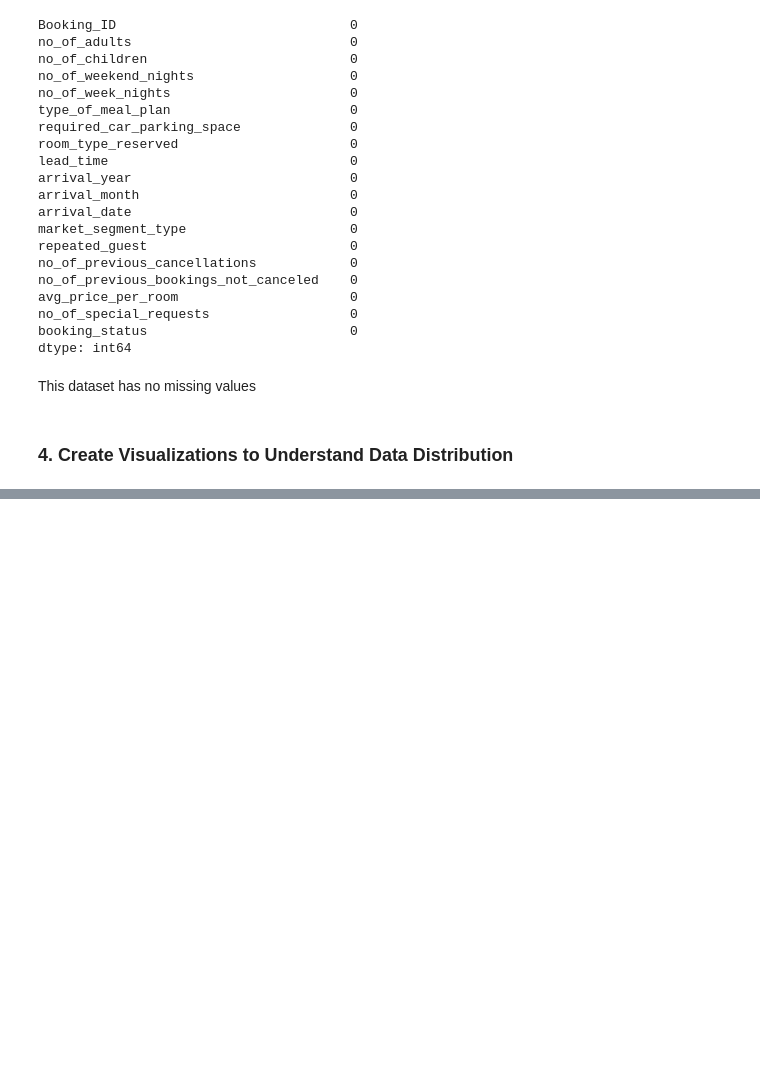
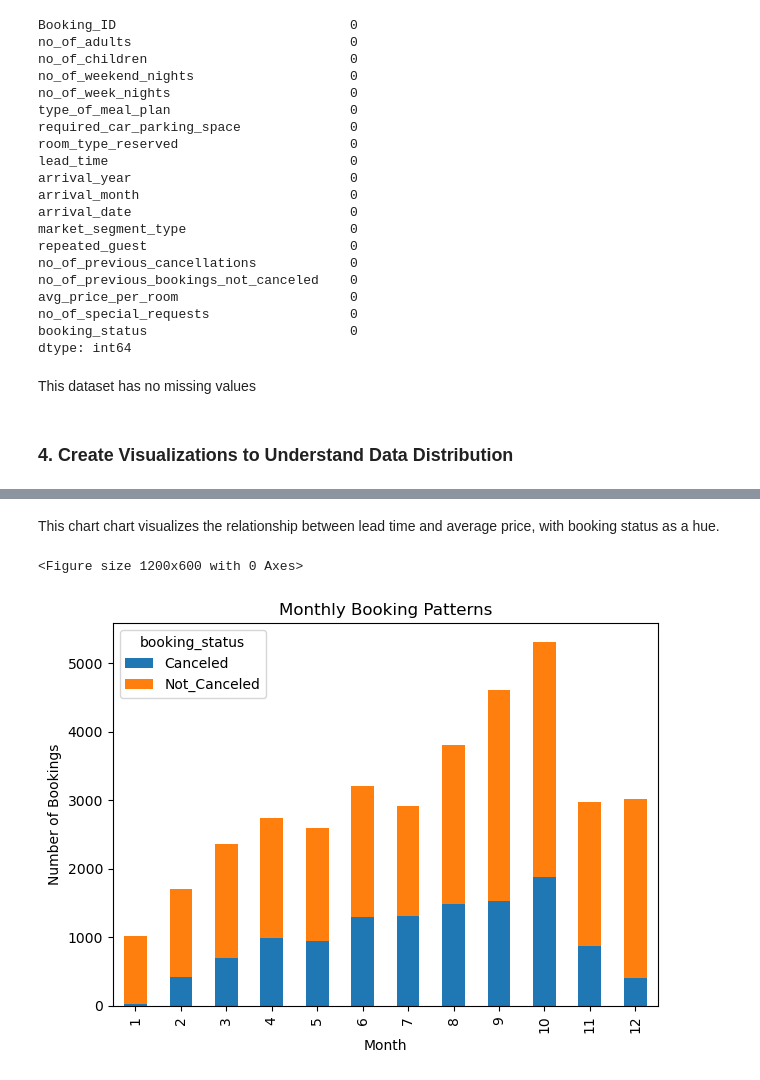
Before and after one commit to James-tech4/JAMES-PHASE-3-DSPT-8-PROJECT, a Jupyter notebook: project.ipynb, the cells around one changed output, grey strips where cells are left out. Cells and saved outputs as stored; diff of their text form; code cells hidden in the pictures; blank space fills up the shorter version.

```diff
--- a/project.ipynb
+++ b/project.ipynb
@@ -192,0 +227,15 @@ This dataset has no missing values
+# %% [markdown]
+This chart chart visualizes the relationship between lead time and average price, with booking status as a hue.
+# %%
+#Monthly Booking Patterns
+plt.figure(figsize=(12, 6))
+monthly_bookings = df.groupby(['arrival_month', 'booking_status']).size().unstack()
+monthly_bookings.plot(kind='bar', stacked=True)
+plt.title('Monthly Booking Patterns')
+plt.xlabel('Month')
+plt.ylabel('Number of Bookings')
+plt.tight_layout()
+plt.show()
+# %% [output]
+<Figure size 1200x600 with 0 Axes>
+[figure, added]
```
Also changed, not shown: parts of 8 cells of this notebook.
